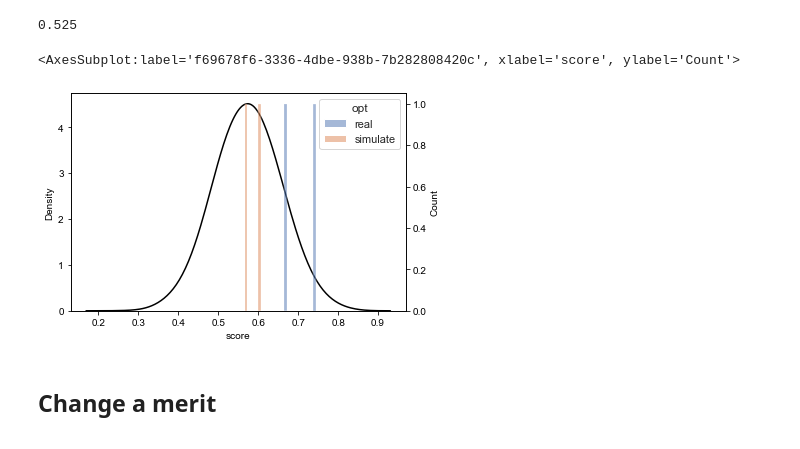
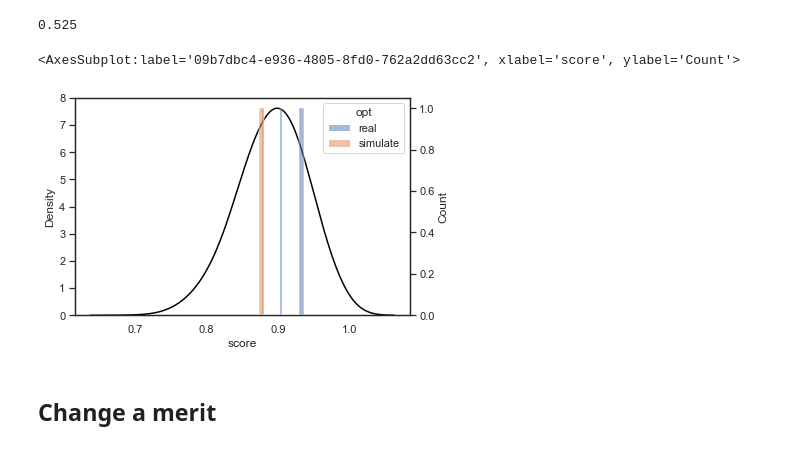
Before and after one commit to shinanlin/WN-BCI, a Jupyter notebook: analysis/optimize.ipynb, the cells around one changed output. Drawn from its saved outputs; the diff is of its cells as text; code cells hidden in the pictures.

```diff
--- a/analysis/optimize.ipynb
+++ b/analysis/optimize.ipynb
@@ -288,0 +306,18 @@ x
+# %%
+sns.set_theme(style='white')
+
+f,ax = plt.subplots()
+
+sns.lineplot(ranks, x='winLEN', y='score', hue='rank',
+             markers=True, err_style="bars", errorbar='sd', style='rank')
+
+sns.lineplot(data=opt[(opt.tag == 'customized')], x='winLEN',
+                      y='score', hue='opt', style='tag', markers=True, err_style="bars", linewidth=2.5, style_order=['customized', 'group'],errorbar='sd')
+ax.set_xlabel('Time(s)')
+ax.set_ylabel('Accuracy')
+
+ax.legend(title='Method')
+ax.set_title('Group and Customized Optimization')
+
+ax.xaxis.set_major_locator(ticker.FixedLocator([0.3, 0.4, 0.5]))
+plt.show()
@@ -288,0 +344,10 @@ x
+# %%
+f,ax = plt.subplots()
+sns.set_theme(style='whitegrid')
+sns.barplot(optPicked, x='winLEN', y='score', hue='rank',
+            errorbar='sd', hue_order=['ave', 'SA optimized', 'max'],palette='Set2')
+ax.set_ylim(0.3,1.1)
+# ax.legend(loc='best')
+
+ax.hlines(y=1,xmin=-0.5,xmax=2.3,color='black',linestyles='dashed',linewidth=1)
+f.savefig('../images/randomBest.png',dpi=300)
@@ -306,32 +373,32 @@ opt[(opt.subject == sub) & (opt.winLEN == winLEN) & (opt.opt == 'random')].group
 # %%
 f,ax = plt.subplots()
 ax_twin = ax.twinx()
 sns.set_theme(style='white')
 
-sub = 'shinanlin'
+sub = 'miaoyining'
 winLEN = 0.3
 
 sns.kdeplot(data=opt[(opt.subject==sub)&(opt.winLEN==winLEN)&(opt.opt=='random')],x='score',ax=ax,color='black',bw_adjust=2.5)
 
 # colors = np.array([['#00A4CCFF', '#00A4CCFF'], ['#F95700FF', '#F95700FF']])
 # lines = np.array([['dashed', 'dashed'], ['solid', 'solid']])
 # ax_lines = []
 
 # for i,optName in enumerate(['real','simulate']):
 #     for j,tag in enumerate(['group', 'customized']):
 
 #         s = ave[(ave.subject == sub) & (ave.winLEN == winLEN) & (ave.opt == optName) & (ave.tag == tag)].score.to_numpy()[0]
 #         ax_twin.vlines(x=s, ymin=0, ymax=1,
 #                                 color=colors[i, j], linestyles=lines[i, j],)
 
 # ax_twin.legend(labels=optName)
 # ax_twin.set_ylim(0,1.2)
 
-sns.histplot(data=ave[(ave.subject==sub)&(ave.winLEN==winLEN)&(ave.opt!='random')&(ave.tag=='group')],x='score',ax=ax_twin,hue='opt',bins=20)
-sns.histplot(data=ave[(ave.subject==sub)&(ave.winLEN==winLEN)&(ave.opt!='random')&(ave.tag=='customized')],x='score',ax=ax_twin,hue='opt',bins=20)
+sns.histplot(data=ave[(ave.subject==sub)&(ave.winLEN==winLEN)&(ave.opt!='random')&(ave.tag=='group')],x='score',ax=ax_twin,hue='opt',bins=10)
+sns.histplot(data=ave[(ave.subject==sub)&(ave.winLEN==winLEN)&(ave.opt!='random')&(ave.tag=='customized')],x='score',ax=ax_twin,hue='opt',bins=10)
 # %% [output]
-<AxesSubplot:label='f69678f6-3336-4dbe-938b-7b282808420c', xlabel='score', ylabel='Count'>
+<AxesSubplot:label='09b7dbc4-e936-4805-8fd0-762a2dd63cc2', xlabel='score', ylabel='Count'>
-[figure, old version]
+[figure, new version]
 # %% [markdown]
 ## Change a merit
 # %%
```
Also changed, not shown: parts of 9 cells of this notebook, 3 other files.
